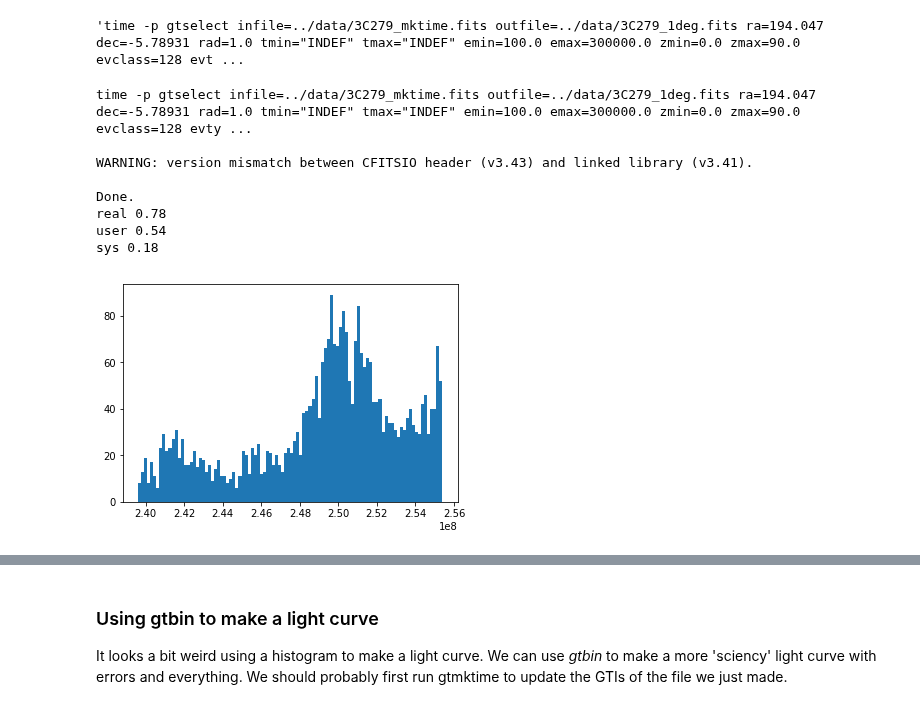
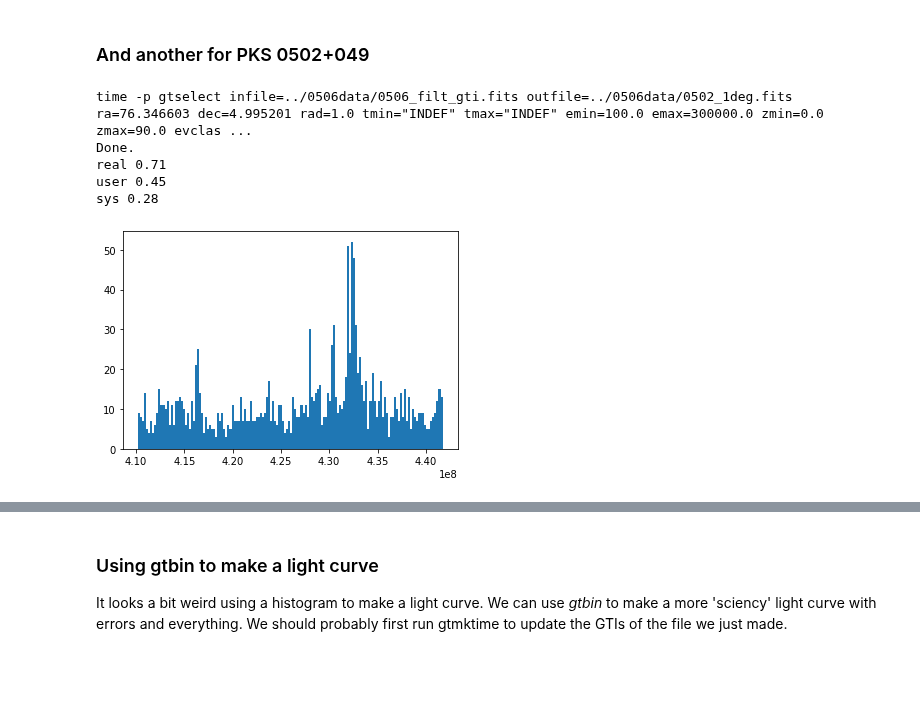
Before and after one commit to FermiSummerSchool/fermi-summer-school, a Jupyter notebook: Data_Exploration/Data_QuickLook.ipynb, the cells around one changed output, grey strips where cells are left out. Cells and saved outputs as stored; diff of their text form; code cells hidden in the pictures; blank space fills up the shorter version.

```diff
--- a/Data_Exploration/Data_QuickLook.ipynb
+++ b/Data_Exploration/Data_QuickLook.ipynb
@@ -90,21 +163,29 @@ filter['evtype'] = 3
-# %%
-filter.command()
-# %% [output]
-'time -p gtselect infile=../data/3C279_mktime.fits outfile=../data/3C279_1deg.fits ra=194.047 dec=-5.78931 rad=1.0 tmin="INDEF" tmax="INDEF" emin=100.0 emax=300000.0 zmin=0.0 zmax=90.0 evclass=128 evt ...
-# %%
-filter.run()
-# %% [output]
-time -p gtselect infile=../data/3C279_mktime.fits outfile=../data/3C279_1deg.fits ra=194.047 dec=-5.78931 rad=1.0 tmin="INDEF" tmax="INDEF" emin=100.0 emax=300000.0 zmin=0.0 zmax=90.0 evclass=128 evty ...
-
-WARNING: version mismatch between CFITSIO header (v3.43) and linked library (v3.41).
-
-Done.
-real 0.78
-user 0.54
-sys 0.18
+# %% [markdown]
+### And another for PKS 0502+049
+# %%
+filter['infile'] = '../0506data/0506_filt_gti.fits'
+filter['outfile'] = '../0506data/0502_1deg.fits'
+filter['ra'] = 76.346603
+filter['dec'] = 4.995201
+filter['rad'] = 1.0
+filter['tmin'] = 'INDEF'
+filter['tmax'] = 'INDEF'
+filter['emin'] = 100
+filter['emax'] = 300000
+filter['zmax'] = 90
+filter['evclass'] = 128
+filter['evtype'] = 3
+filter.run()
+# %% [output]
+time -p gtselect infile=../0506data/0506_filt_gti.fits outfile=../0506data/0502_1deg.fits ra=76.346603 dec=4.995201 rad=1.0 tmin="INDEF" tmax="INDEF" emin=100.0 emax=300000.0 zmin=0.0 zmax=90.0 evclas ...
+Done.
+real 0.71
+user 0.45
+sys 0.28
 # %%
-lc_gtselect = pyfits.open('../data/3C279_1deg.fits')
+lc_gtselect = pyfits.open('../0506data/0506_1deg.fits')
 # %%
-n, bins, patches = hist(lc_gtselect[1].data.field('TIME'), bins=100)
+# This is the lightcurve for TXS 0506+056
+n, bins, patches = hist(lc_gtselect[1].data.field('TIME'), bins=150)
 # %% [output]
-[figure, old version]
+[figure, new version]
```
Also changed, not shown: parts of 38 cells of this notebook, 1 other file.
